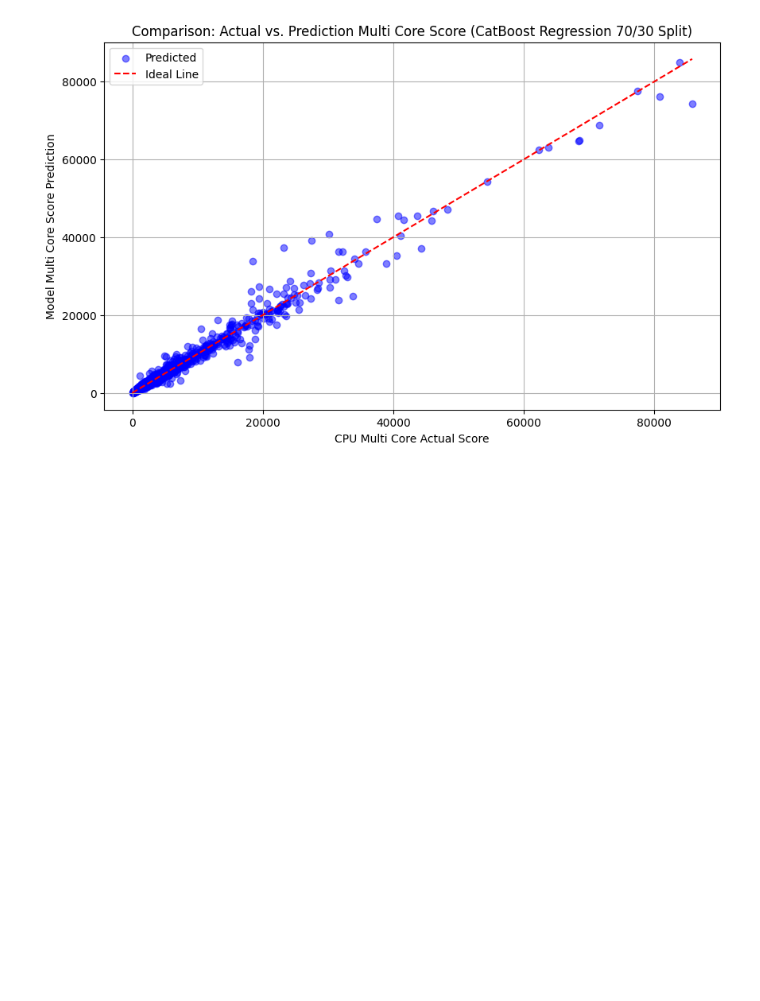
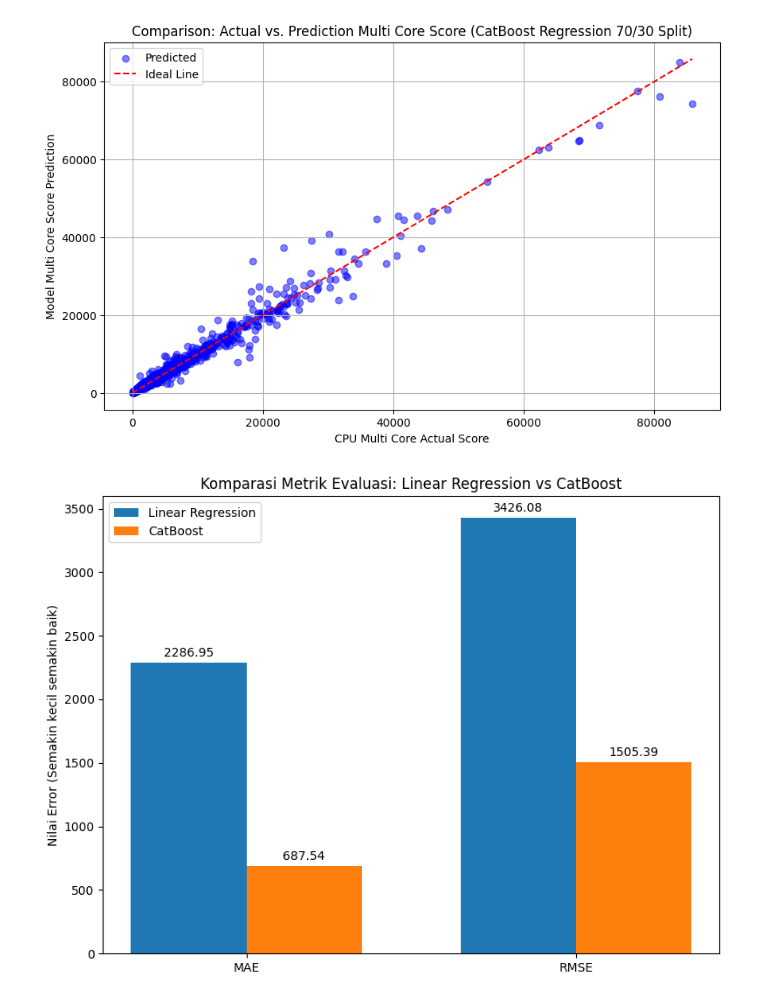
Before and after one commit to Payama01/cpu-multicore-scoring-ml, a Jupyter notebook: notebooks/02_modeling.ipynb, the cells around one changed output. Drawn from its saved outputs; the diff is of its cells as text; code cells hidden in the pictures; blank space fills up the shorter version.

```diff
--- a/notebooks/02_modeling.ipynb
+++ b/notebooks/02_modeling.ipynb
@@ -144,3 +190,29 @@ plt.grid(True)
 plt.show()
 # %% [output]
 [figure]
+# %%
+metrics = ['MAE', 'RMSE']
+linear_scores = [mae_reg_linear, rmse_reg_linear]
+catboost_scores = [mae_catboost, rmse_catboost]
+
+
+x = np.arange(len(metrics))
+width = 0.35
+fig, ax = plt.subplots(figsize=(8, 6))
+
+rects1 = ax.bar(x - width/2, linear_scores, width, label='Linear Regression', color='#1f77b4')
+rects2 = ax.bar(x + width/2, catboost_scores, width, label='CatBoost', color='#ff7f0e')
+
+ax.set_ylabel('Nilai Error (Semakin kecil semakin baik)')
+ax.set_title('Komparasi Metrik Evaluasi: Linear Regression vs CatBoost')
+ax.set_xticks(x)
+ax.set_xticklabels(metrics)
+ax.legend()
+
+ax.bar_label(rects1, padding=3, fmt='%.2f')
+ax.bar_label(rects2, padding=3, fmt='%.2f')
+
+fig.tight_layout()
+plt.show()
+# %% [output]
+[figure, added]
```
Also changed, not shown: parts of 33 cells of this notebook, 1 other file.
